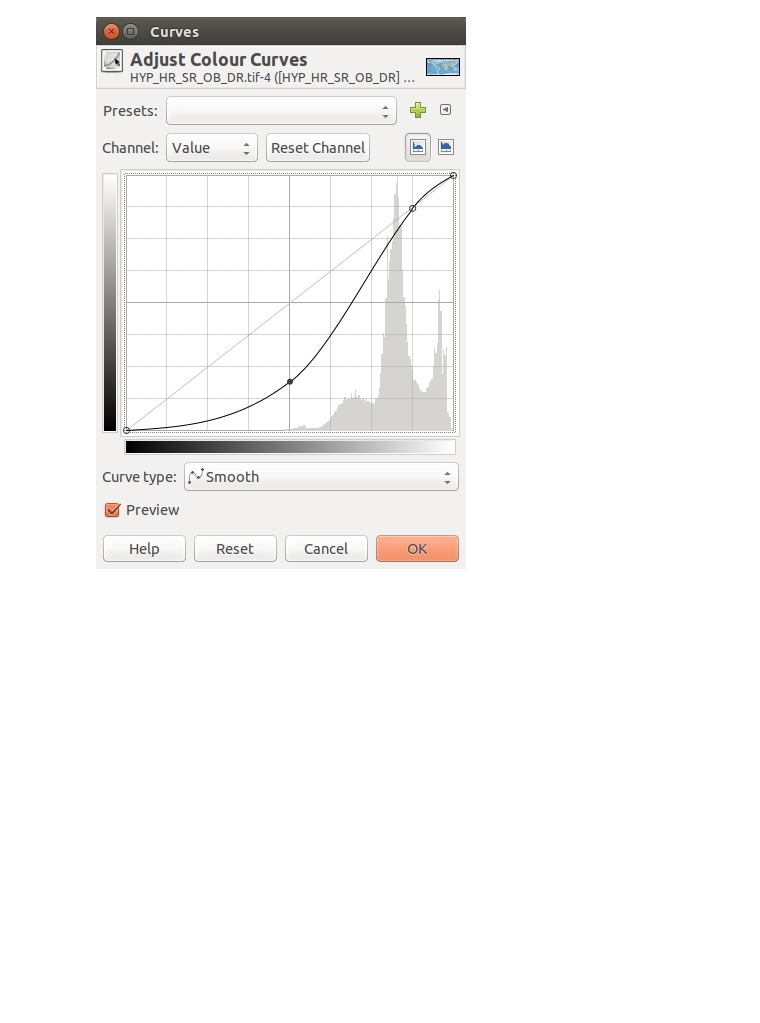
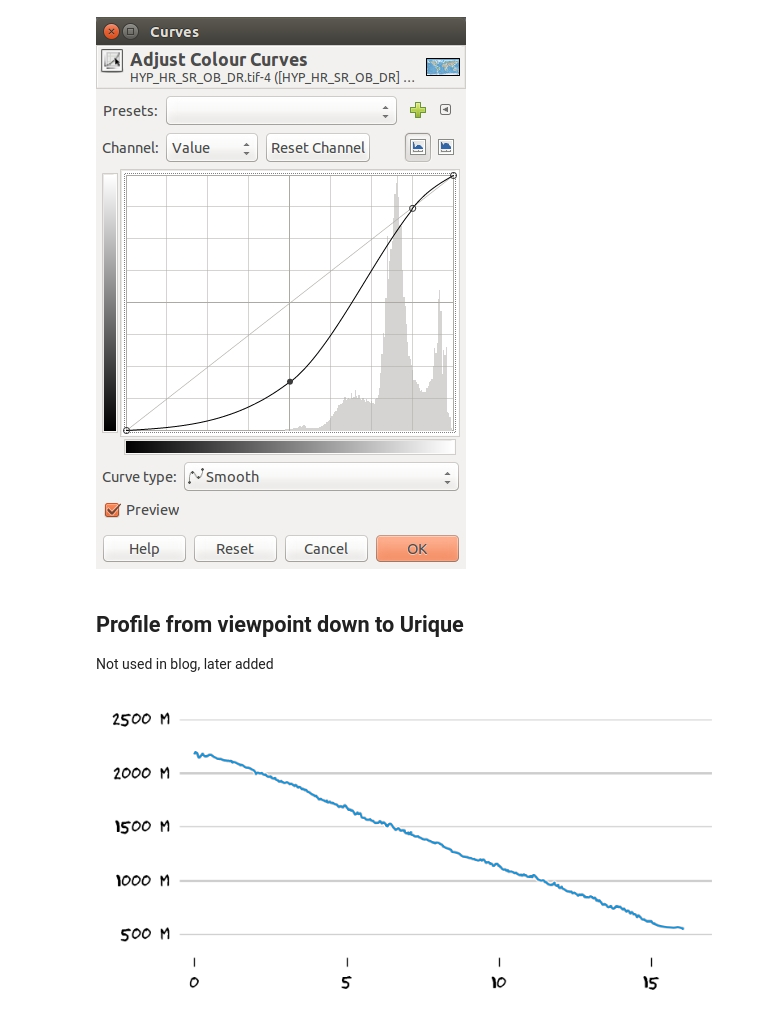
Before and after one commit to prisae/blog-notebooks, a Jupyter notebook: MX_BarrancasDelCobre.ipynb, the cells around one changed output. Drawn from its saved outputs; the diff is of its cells as text; code cells hidden in the pictures; blank space fills up the shorter version.

```diff
--- a/MX_BarrancasDelCobre.ipynb
+++ b/MX_BarrancasDelCobre.ipynb
@@ -61,3 +61,36 @@ from IPython.display import Image
 Image(filename='./data/TravelMap/HYP_HR_SR_OB_DR/Adjustment.jpg')
 # %% [output]
 [figure]
+# %% [markdown]
+## Profile from viewpoint down to Urique
+Not used in blog, later added
+# %%
+import numpy as np
+import matplotlib.pyplot as plt
+fig_p,ax = plt.subplots(figsize=(tm.cm2in([10.8, 5])))
+
+# Switch off axis and ticks
+ax.spines['right'].set_visible(False)
+ax.spines['top'].set_visible(False)
+ax.spines['left'].set_visible(False)
+ax.spines['bottom'].set_visible(False)
+ax.xaxis.set_ticks_position('bottom')
+ax.yaxis.set_ticks_position('none')
+
+# Get data
+pdat = np.loadtxt('./data/Mexico/ProfileUrique.txt', skiprows=1)
+
+# Ticks, hlines, axis
+plt.yticks(np.arange(1,6)*500, ('500 m', '1000 m', '1500 m', '2000 m', '2500 m'))
+plt.hlines([1000, 2000], -.5, 17, colors='.8')
+plt.hlines([500, 1500, 2500], -.5, 17, colors='.8', lw=.5)
+plt.axis([-.5, 17, 200, 2500])
+
+# Sum up differences to get distance, distance starts now at every waypoint
+distance = np.cumsum(pdat[:,4])/1000
+
+# Plot data
+plt.plot(distance, pdat[:, 2])
+plt.show()
+# %% [output]
+[figure, added]
```
Also changed, not shown: 1 other file.
